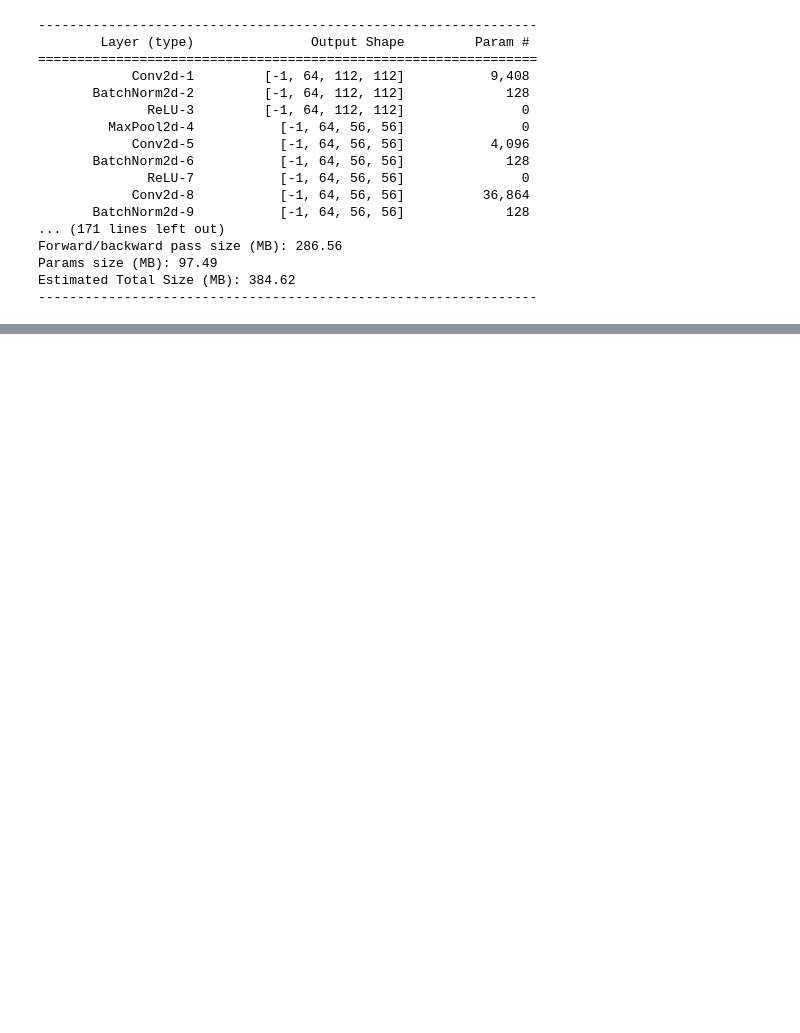
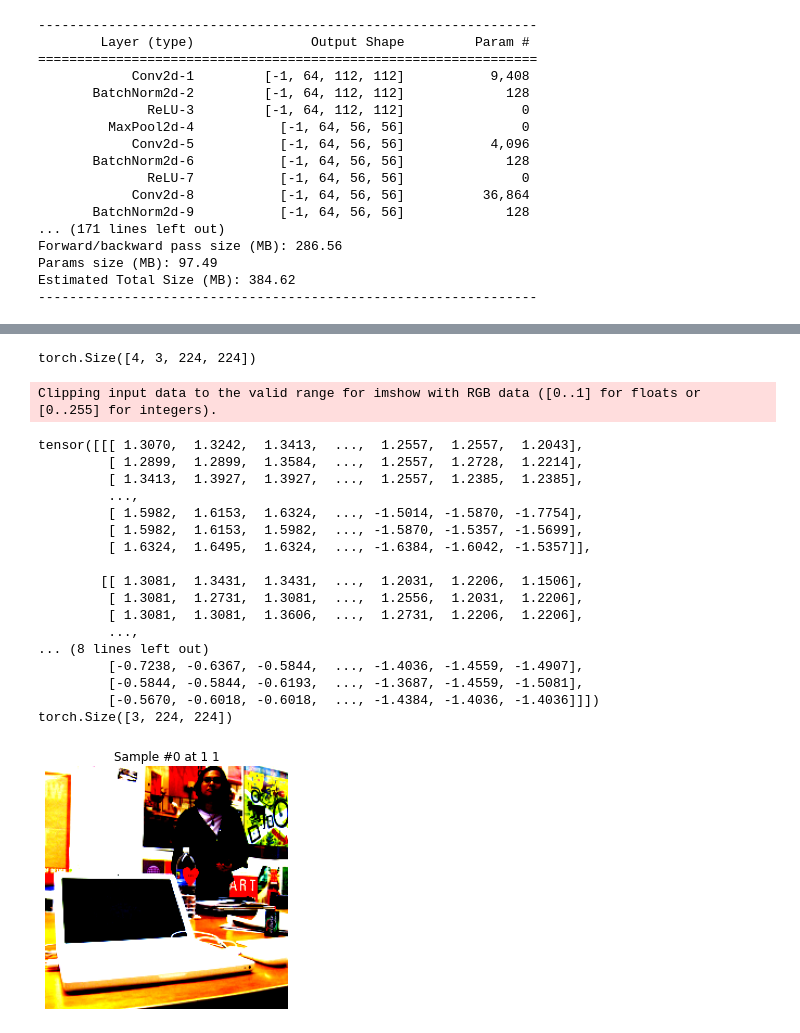
Before and after one commit to JLuij/CV-GeoGuessr, a Jupyter notebook: notebooks/ResNet50.ipynb, the cells around one changed output, grey strips where cells are left out. Drawn from its saved outputs; the diff is of its cells as text; code cells hidden in the pictures; blank space fills up the shorter version.

```diff
--- a/notebooks/ResNet50.ipynb
+++ b/notebooks/ResNet50.ipynb
@@ -155,0 +269,57 @@ Estimated Total Size (MB): 384.62
+# %%
+uris = [
+    'http://images.cocodataset.org/test-stuff2017/000000024309.jpg',
+    'http://images.cocodataset.org/test-stuff2017/000000028117.jpg',
+    'http://images.cocodataset.org/test-stuff2017/000000006149.jpg',
+    'http://images.cocodataset.org/test-stuff2017/000000004954.jpg',
+]
+
+batch = torch.cat(
+    [utils.prepare_input_from_uri(uri) for uri in uris]
+).to(device)
+# %%
+batch.shape
+# %% [output]
+torch.Size([4, 3, 224, 224])
+# %%
+fig = plt.figure()
+
+for i in range(1):
+    image = batch[i]
+    coordinate = (1, 1)
+    print(image)
+
+    print(image.shape)
+
+    ax = plt.subplot(1, SAMPLES_TO_SHOW, i + 1)
+    fig.set_size_inches(18.5, 10.5)
+    plt.tight_layout()
+    ax.set_title('Sample #{} at {} {}'.format(i, coordinate[0], coordinate[1]))
+    ax.axis('off')
+
+    # Annoying transformation to make it easy to show the image here
+    image_for_viewing = torch.transpose(torch.transpose(image, 2, 0), 1, 0)
+
+    plt.imshow(image_for_viewing)
+
+plt.show()
+# %% [output]
+Clipping input data to the valid range for imshow with RGB data ([0..1] for floats or [0..255] for integers).
+tensor([[[ 1.3070,  1.3242,  1.3413,  ...,  1.2557,  1.2557,  1.2043],
+         [ 1.2899,  1.2899,  1.3584,  ...,  1.2557,  1.2728,  1.2214],
+         [ 1.3413,  1.3927,  1.3927,  ...,  1.2557,  1.2385,  1.2385],
+         ...,
+         [ 1.5982,  1.6153,  1.6324,  ..., -1.5014, -1.5870, -1.7754],
+         [ 1.5982,  1.6153,  1.5982,  ..., -1.5870, -1.5357, -1.5699],
+         [ 1.6324,  1.6495,  1.6324,  ..., -1.6384, -1.6042, -1.5357]],
+
+        [[ 1.3081,  1.3431,  1.3431,  ...,  1.2031,  1.2206,  1.1506],
+         [ 1.3081,  1.2731,  1.3081,  ...,  1.2556,  1.2031,  1.2206],
+         [ 1.3081,  1.3081,  1.3606,  ...,  1.2731,  1.2206,  1.2206],
+         ...,
+... (8 lines left out)
+         [-0.7238, -0.6367, -0.5844,  ..., -1.4036, -1.4559, -1.4907],
+         [-0.5844, -0.5844, -0.6193,  ..., -1.3687, -1.4559, -1.5081],
+         [-0.5670, -0.6018, -0.6018,  ..., -1.4384, -1.4036, -1.4036]]])
+torch.Size([3, 224, 224])
+[figure, added]
```
Also changed, not shown: parts of 23 cells of this notebook, 13 other files.
